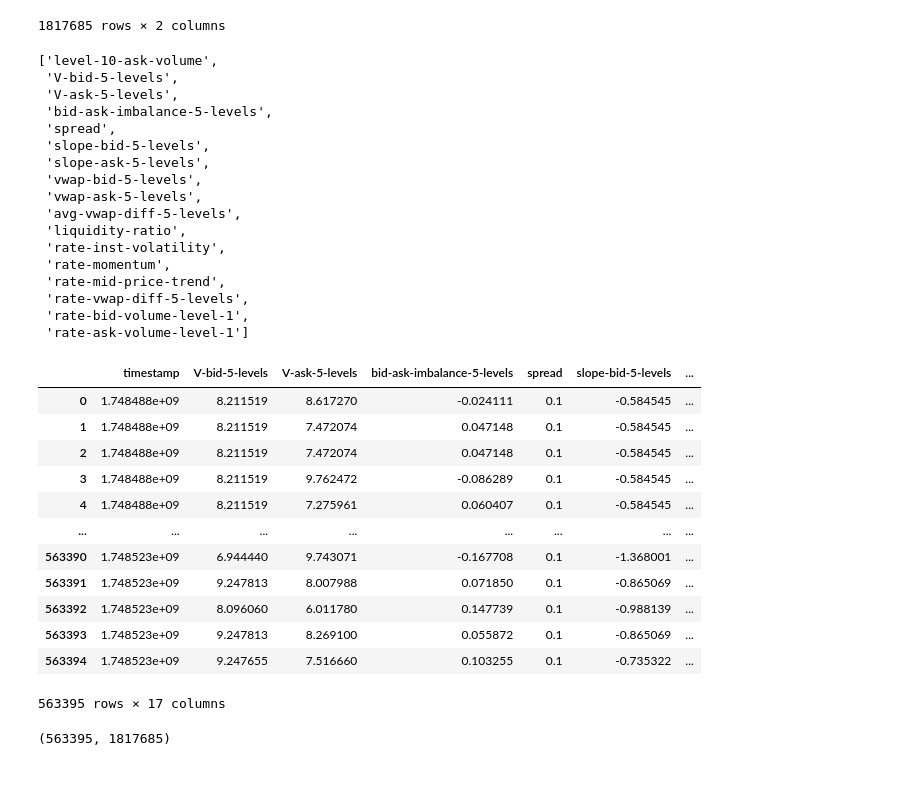
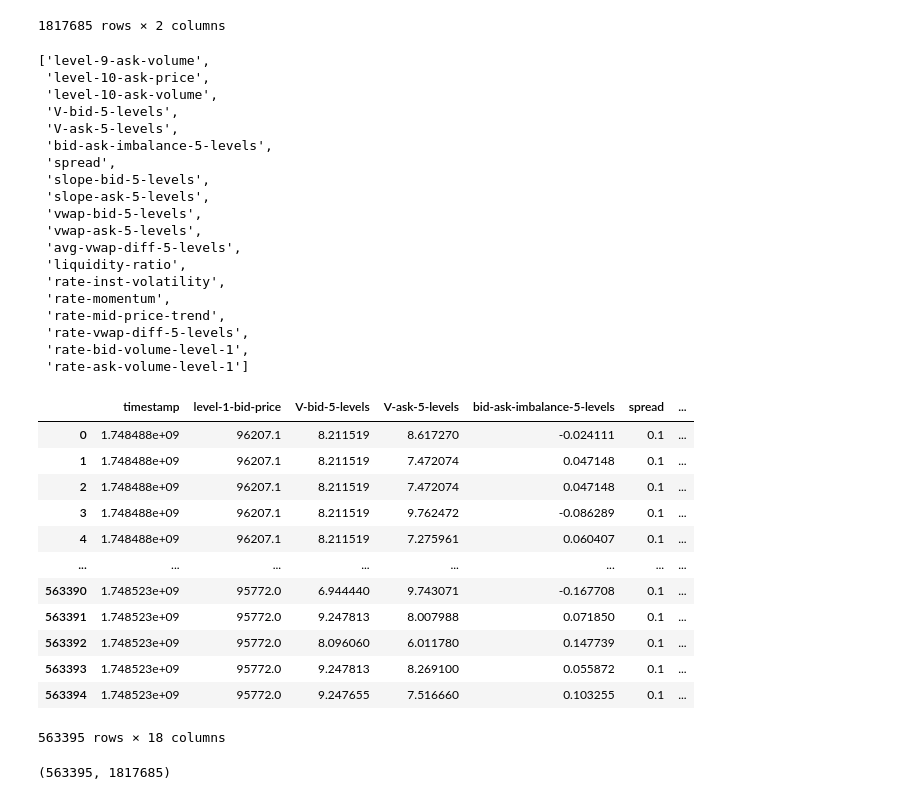
Before and after one commit to solalbaudoincs/ifcob, a Jupyter notebook: prediction_model/Model_RandomForest.ipynb, the cells around one changed output. Saved outputs shown, nothing was run; the diff lists cells and outputs as text; code cells hidden in the pictures.

```diff
--- a/prediction_model/Model_RandomForest.ipynb
+++ b/prediction_model/Model_RandomForest.ipynb
@@ -145,9 +147,11 @@ price_ETH
 | 1817684 | 1.748523e+09 | 2375.89000 |
 1817685 rows × 2 columns
 # %%
-features_BTC.columns.to_list()[39:]
+features_BTC.columns.to_list()[37:]
 # %% [output]
-['level-10-ask-volume',
+['level-9-ask-volume',
+ 'level-10-ask-price',
+ 'level-10-ask-volume',
  'V-bid-5-levels',
  'V-ask-5-levels',
  'bid-ask-imbalance-5-levels',
@@ -167,37 +171,38 @@ features_BTC.columns.to_list()[39:]
 # %%
 features_BTC = features_BTC.reset_index()
 features_BTC = features_BTC.loc[:, ['timestamp',
+ 'level-1-bid-price',
  'V-bid-5-levels',
  'V-ask-5-levels',
  'bid-ask-imbalance-5-levels',
  'spread',
  'slope-bid-5-levels',
  'slope-ask-5-levels',
  'vwap-bid-5-levels',
  'vwap-ask-5-levels',
  'avg-vwap-diff-5-levels',
  'liquidity-ratio',
  'rate-inst-volatility',
  'rate-momentum',
  'rate-mid-price-trend',
  'rate-vwap-diff-5-levels',
  'rate-bid-volume-level-1',
  'rate-ask-volume-level-1']]
 features_BTC
 # %% [output]
-|  | timestamp | V-bid-5-levels | V-ask-5-levels | bid-ask-imbalance-5-levels | spread | slope-bid-5-levels | ... |
-| 0 | 1.748488e+09 | 8.211519 | 8.617270 | -0.024111 | 0.1 | -0.584545 | ... |
-| 1 | 1.748488e+09 | 8.211519 | 7.472074 | 0.047148 | 0.1 | -0.584545 | ... |
-| 2 | 1.748488e+09 | 8.211519 | 7.472074 | 0.047148 | 0.1 | -0.584545 | ... |
-| 3 | 1.748488e+09 | 8.211519 | 9.762472 | -0.086289 | 0.1 | -0.584545 | ... |
-| 4 | 1.748488e+09 | 8.211519 | 7.275961 | 0.060407 | 0.1 | -0.584545 | ... |
+|  | timestamp | level-1-bid-price | V-bid-5-levels | V-ask-5-levels | bid-ask-imbalance-5-levels | spread | ... |
+| 0 | 1.748488e+09 | 96207.1 | 8.211519 | 8.617270 | -0.024111 | 0.1 | ... |
+| 1 | 1.748488e+09 | 96207.1 | 8.211519 | 7.472074 | 0.047148 | 0.1 | ... |
+| 2 | 1.748488e+09 | 96207.1 | 8.211519 | 7.472074 | 0.047148 | 0.1 | ... |
+| 3 | 1.748488e+09 | 96207.1 | 8.211519 | 9.762472 | -0.086289 | 0.1 | ... |
+| 4 | 1.748488e+09 | 96207.1 | 8.211519 | 7.275961 | 0.060407 | 0.1 | ... |
 | ... | ... | ... | ... | ... | ... | ... | ... |
-| 563390 | 1.748523e+09 | 6.944440 | 9.743071 | -0.167708 | 0.1 | -1.368001 | ... |
-| 563391 | 1.748523e+09 | 9.247813 | 8.007988 | 0.071850 | 0.1 | -0.865069 | ... |
-| 563392 | 1.748523e+09 | 8.096060 | 6.011780 | 0.147739 | 0.1 | -0.988139 | ... |
-| 563393 | 1.748523e+09 | 9.247813 | 8.269100 | 0.055872 | 0.1 | -0.865069 | ... |
-| 563394 | 1.748523e+09 | 9.247655 | 7.516660 | 0.103255 | 0.1 | -0.735322 | ... |
+| 563390 | 1.748523e+09 | 95772.0 | 6.944440 | 9.743071 | -0.167708 | 0.1 | ... |
+| 563391 | 1.748523e+09 | 95772.0 | 9.247813 | 8.007988 | 0.071850 | 0.1 | ... |
+| 563392 | 1.748523e+09 | 95772.0 | 8.096060 | 6.011780 | 0.147739 | 0.1 | ... |
+| 563393 | 1.748523e+09 | 95772.0 | 9.247813 | 8.269100 | 0.055872 | 0.1 | ... |
+| 563394 | 1.748523e+09 | 95772.0 | 9.247655 | 7.516660 | 0.103255 | 0.1 | ... |
-563395 rows × 17 columns
+563395 rows × 18 columns
 # %%
 len(features_BTC), len(price_ETH)
 # %% [output]
```
Also changed, not shown: parts of 12 cells of this notebook, 1 other file.
